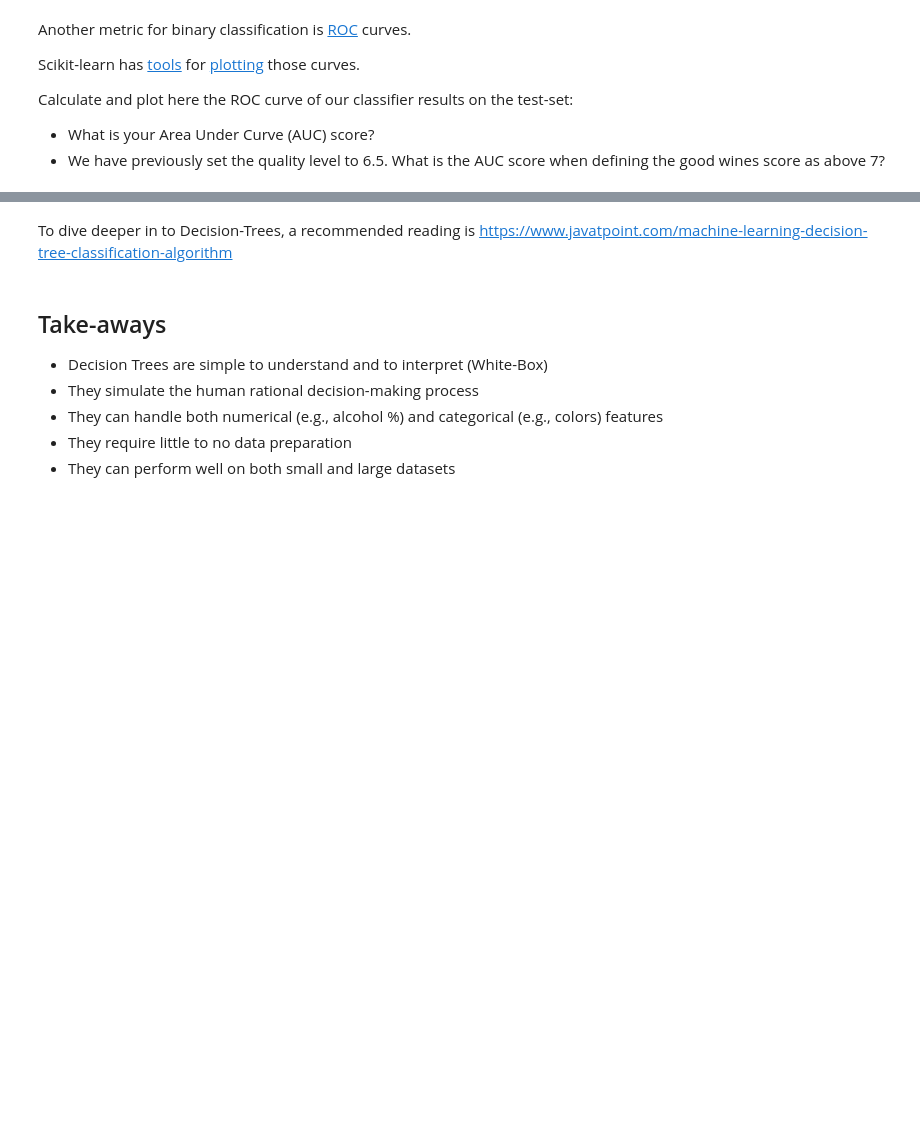
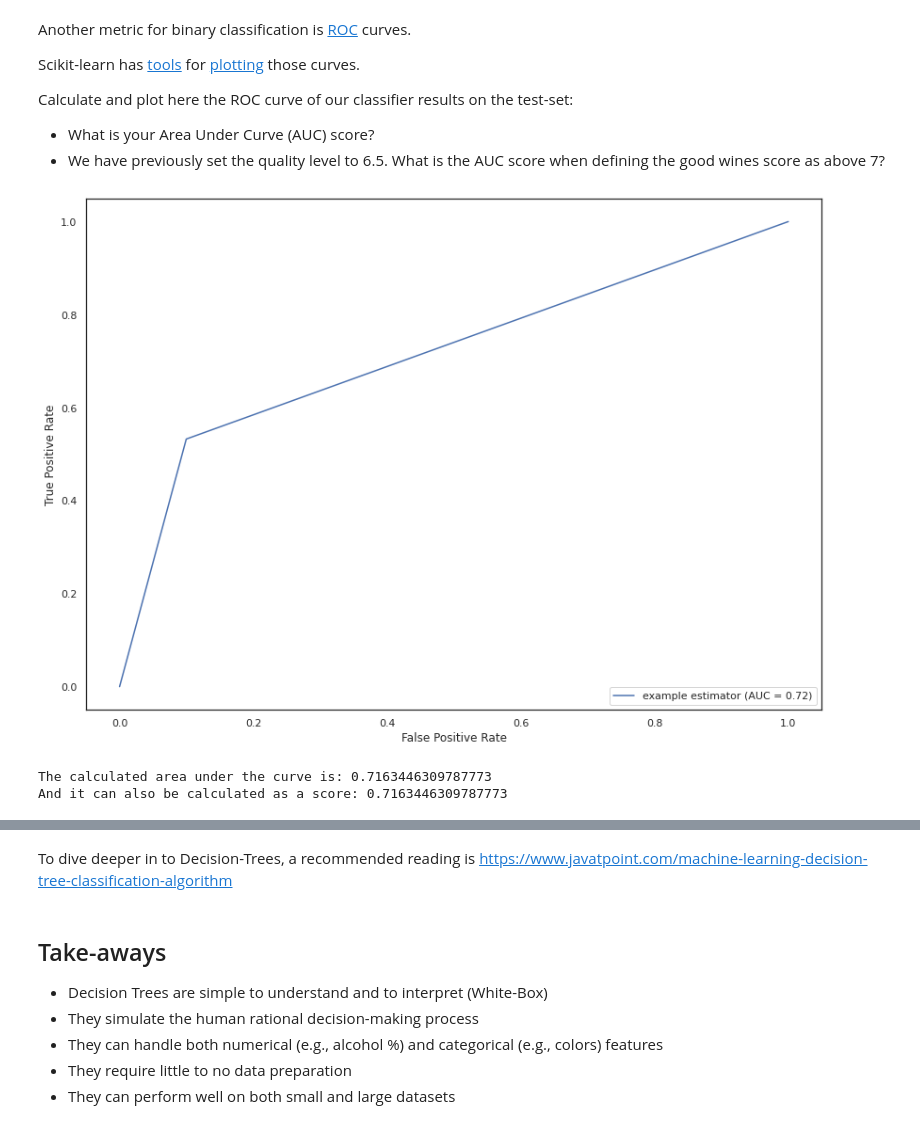
Before and after one commit to liadmagen/Modeling_course, a Jupyter notebook: exercises_notebooks_solutions/01_wine_tasting_decision_tree.ipynb, the cells around one changed output, grey strips where cells are left out. Drawn from its saved outputs; the diff is of its cells as text; code cells hidden in the pictures; blank space fills up the shorter version.

```diff
--- a/exercises_notebooks_solutions/01_wine_tasting_decision_tree.ipynb
+++ b/exercises_notebooks_solutions/01_wine_tasting_decision_tree.ipynb
@@ -288,0 +306,25 @@ from sklearn.metrics import roc_curve, roc_auc_score
+# %%
+from sklearn.metrics import roc_curve, roc_auc_score, auc, RocCurveDisplay
+
+### YOUR TURN ###
+# Write your code here
+
+y = y_test
+pred = decTree.predict(X_test)
+
+fpr, tpr, thresholds = roc_curve(y, pred)
+roc_auc = auc(fpr, tpr)
+display = RocCurveDisplay(fpr=fpr,
+                          tpr=tpr,
+                          roc_auc=roc_auc,
+                          estimator_name='example estimator')
+display.plot()
+plt.show()
+
+print(f'The calculated area under the curve is: {roc_auc}')
+
+print(f'And it can also be calculated as a score: {roc_auc_score(y, pred)}')
+# %% [output]
+[figure, added]
+The calculated area under the curve is: 0.7163446309787773
+And it can also be calculated as a score: 0.7163446309787773
```
Also changed, not shown: parts of 16 cells of this notebook.
